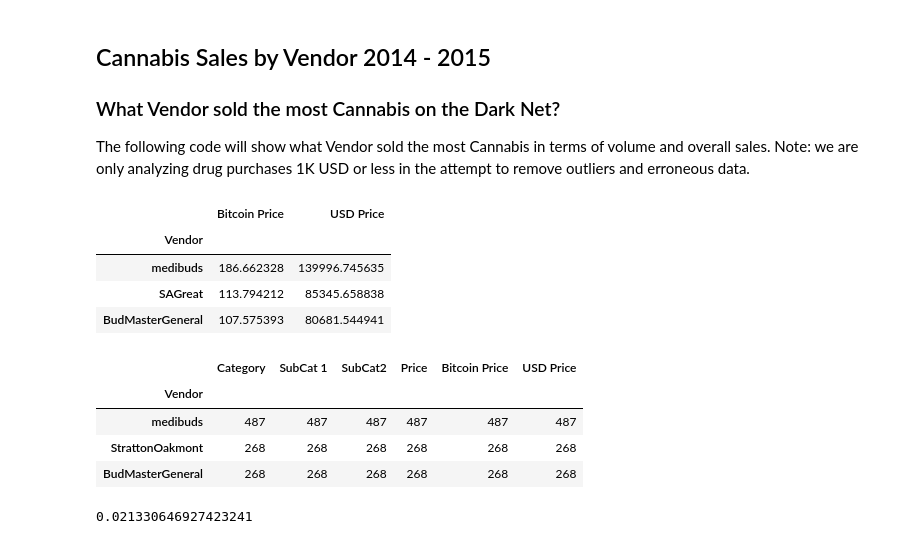
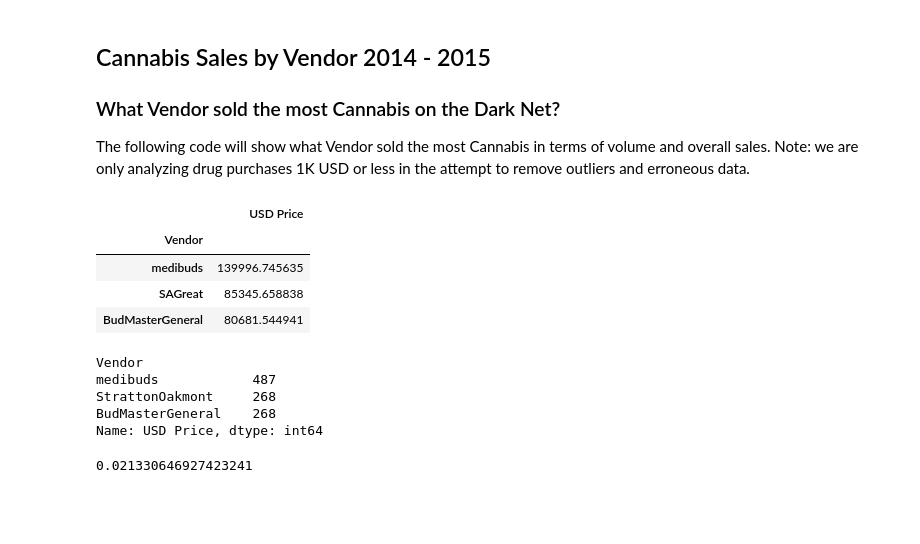
Before and after one commit to ccraig88/Dark-Net, a Jupyter notebook: Dark Net.ipynb, the cells around one changed output. Drawn from its saved outputs; the diff is of its cells as text; code cells hidden in the pictures; blank space fills up the shorter version.

```diff
--- a/Dark Net.ipynb
+++ b/Dark Net.ipynb
@@ -181,22 +215,28 @@ Not surprisingy, most sales for all top 3 drugs were in the 0 - 200 USD range.
 The following code will show what Vendor sold the most Cannabis in terms of volume and overall sales. Note: we are only analyzing drug purchases 1K USD or less in the attempt to remove outliers and erroneous data.
 # %%
 Vendor = Cannabis.groupby('Vendor').sum()
+del Vendor['Bitcoin Price']
 Vendor.sort_values(by=['USD Price'], ascending = False).head(n=3)
 # %% [output]
-|  | Bitcoin Price | USD Price |
-| Vendor |  |  |
-| medibuds | 186.662328 | 139996.745635 |
-| SAGreat | 113.794212 | 85345.658838 |
-| BudMasterGeneral | 107.575393 | 80681.544941 |
+|  | USD Price |
+| Vendor |  |
+| medibuds | 139996.745635 |
+| SAGreat | 85345.658838 |
+| BudMasterGeneral | 80681.544941 |
 # %%
 Vendor_count = Cannabis.groupby('Vendor').count()
-Vendor_count.sort_values(by=['USD Price'], ascending = False).head(n=3)
+del Vendor_count['SubCat 1']
+del Vendor_count['SubCat2']
+del Vendor_count['Price']
+del Vendor_count['Bitcoin Price']
+Vendor_count_show = Vendor_count.sort_values(by=['USD Price'], ascending = False).head(n=3)
+Vendor_count_show['USD Price']
 # %% [output]
-|  | Category | SubCat 1 | SubCat2 | Price | Bitcoin Price | USD Price |
-| Vendor |  |  |  |  |  |  |
-| medibuds | 487 | 487 | 487 | 487 | 487 | 487 |
-| StrattonOakmont | 268 | 268 | 268 | 268 | 268 | 268 |
-| BudMasterGeneral | 268 | 268 | 268 | 268 | 268 | 268 |
+Vendor
+medibuds            487
+StrattonOakmont     268
+BudMasterGeneral    268
+Name: USD Price, dtype: int64
 # %%
 Vendor_count.loc['medibuds', 'Category'] / Cannabis['USD Price'].count()
 # %% [output]
```
Also changed, not shown: parts of 13 cells of this notebook.
